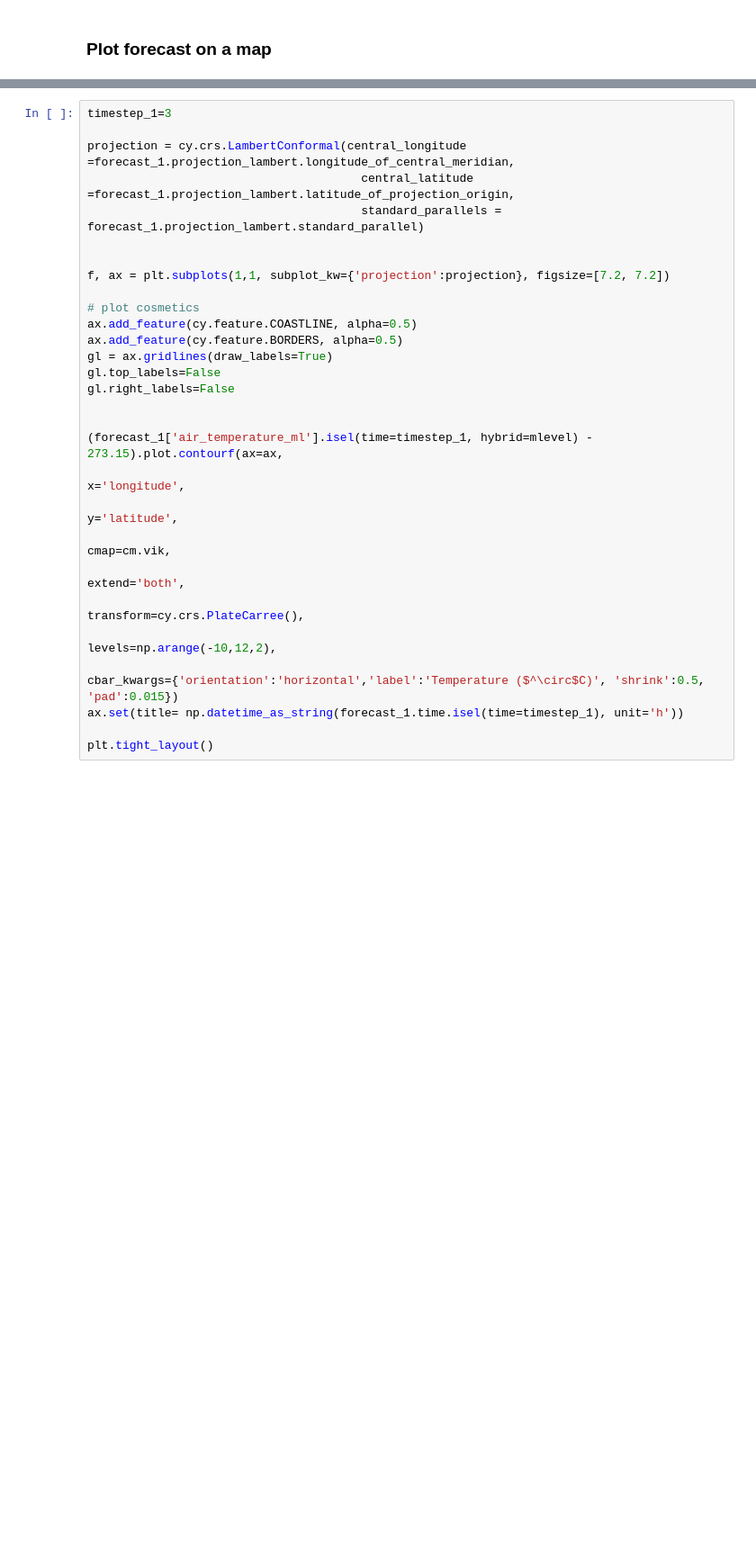
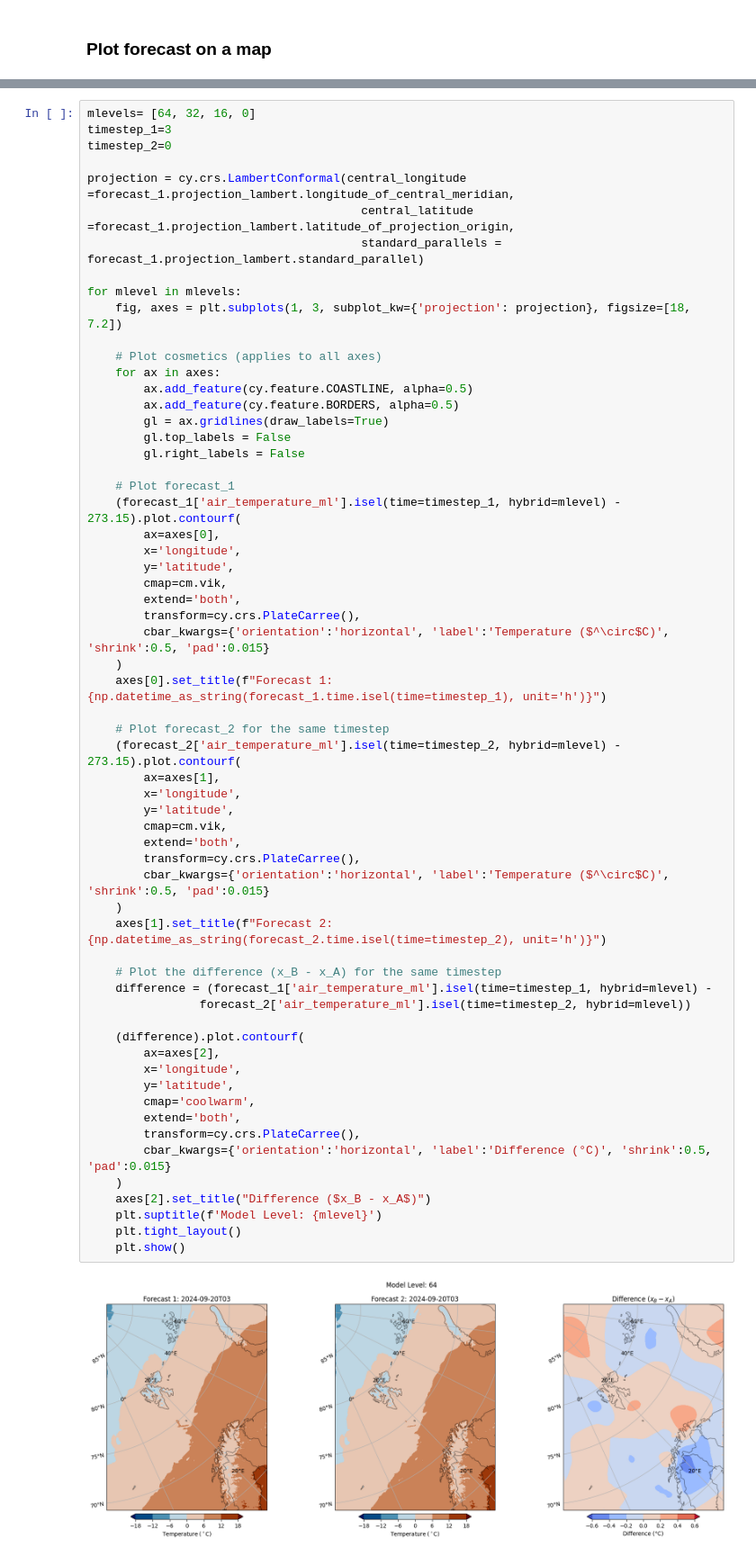
Before and after one commit to Alessimc/GEO4902, a Jupyter notebook: Exercises/Ex.2/2.1.ModelAnalysis_and_background_upperair.ipynb, the cells around one changed output, grey strips where cells are left out. Shown at 90% size. Cells and saved outputs as stored; diff of their text form; blank space fills up the shorter version.

```diff
--- a/Exercises/Ex.2/2.1.ModelAnalysis_and_background_upperair.ipynb
+++ b/Exercises/Ex.2/2.1.ModelAnalysis_and_background_upperair.ipynb
@@ -61,29 +108,63 @@ plt.title("Longyearbyen Temperature Forecast");
 # %%
+mlevels= [64, 32, 16, 0]
 timestep_1=3
+timestep_2=0
 
 projection = cy.crs.LambertConformal(central_longitude =forecast_1.projection_lambert.longitude_of_central_meridian,
                                        central_latitude  =forecast_1.projection_lambert.latitude_of_projection_origin,
                                        standard_parallels = forecast_1.projection_lambert.standard_parallel)
 
+for mlevel in mlevels:
+    fig, axes = plt.subplots(1, 3, subplot_kw={'projection': projection}, figsize=[18, 7.2])
 
-f, ax = plt.subplots(1,1, subplot_kw={'projection':projection}, figsize=[7.2, 7.2])
+    # Plot cosmetics (applies to all axes)
+    for ax in axes:
+        ax.add_feature(cy.feature.COASTLINE, alpha=0.5)
+        ax.add_feature(cy.feature.BORDERS, alpha=0.5)
+        gl = ax.gridlines(draw_labels=True)
+        gl.top_labels = False
+        gl.right_labels = False
 
-# plot cosmetics
-ax.add_feature(cy.feature.COASTLINE, alpha=0.5)
-ax.add_feature(cy.feature.BORDERS, alpha=0.5)
-gl = ax.gridlines(draw_labels=True)
-gl.top_labels=False
-gl.right_labels=False
+    # Plot forecast_1
+    (forecast_1['air_temperature_ml'].isel(time=timestep_1, hybrid=mlevel) - 273.15).plot.contourf(
+        ax=axes[0],
+        x='longitude',
+        y='latitude',
+        cmap=cm.vik,
+        extend='both',
+        transform=cy.crs.PlateCarree(),
+        cbar_kwargs={'orientation':'horizontal', 'label':'Temperature ($^\circ$C)', 'shrink':0.5, 'pad':0.015}
+    )
+    axes[0].set_title(f"Forecast 1: {np.datetime_as_string(forecast_1.time.isel(time=timestep_1), unit='h')}")
 
+    # Plot forecast_2 for the same timestep
+    (forecast_2['air_temperature_ml'].isel(time=timestep_2, hybrid=mlevel) - 273.15).plot.contourf(
+        ax=axes[1],
+        x='longitude',
+        y='latitude',
+        cmap=cm.vik,
+        extend='both',
+        transform=cy.crs.PlateCarree(),
+        cbar_kwargs={'orientation':'horizontal', 'label':'Temperature ($^\circ$C)', 'shrink':0.5, 'pad':0.015}
+    )
+    axes[1].set_title(f"Forecast 2: {np.datetime_as_string(forecast_2.time.isel(time=timestep_2), unit='h')}")
 
-(forecast_1['air_temperature_ml'].isel(time=timestep_1, hybrid=mlevel) - 273.15).plot.contourf(ax=ax,
-                                                                                               x='longitude',
-                                                                                               y='latitude',
-                                                                                               cmap=cm.vik,
-                                                                                               extend='both',
-                                                                                               transform=cy.crs.PlateCarree(),
-                                                                                               levels=np.arange(-10,12,2),
-                                                                                               cbar_kwargs={'orientation':'horizontal','label':'Temperature ($^\circ$C)', 'shrink':0.5, 'pad':0.015})
-ax.set(title= np.datetime_as_string(forecast_1.time.isel(time=timestep_1), unit='h'))
+    # Plot the difference (x_B - x_A) for the same timestep
+    difference = (forecast_1['air_temperature_ml'].isel(time=timestep_1, hybrid=mlevel) -
+                forecast_2['air_temperature_ml'].isel(time=timestep_2, hybrid=mlevel))
 
-plt.tight_layout()
+    (difference).plot.contourf(
+        ax=axes[2],
+        x='longitude',
+        y='latitude',
+        cmap='coolwarm',
+        extend='both',
+        transform=cy.crs.PlateCarree(),
+        cbar_kwargs={'orientation':'horizontal', 'label':'Difference (°C)', 'shrink':0.5, 'pad':0.015}
+    )
+    axes[2].set_title("Difference ($x_B - x_A$)")
+    plt.suptitle(f'Model Level: {mlevel}')
+    plt.tight_layout()
+    plt.show()
+# %% [output]
+[figure, added]
```
Also changed, not shown: parts of 11 cells of this notebook.
